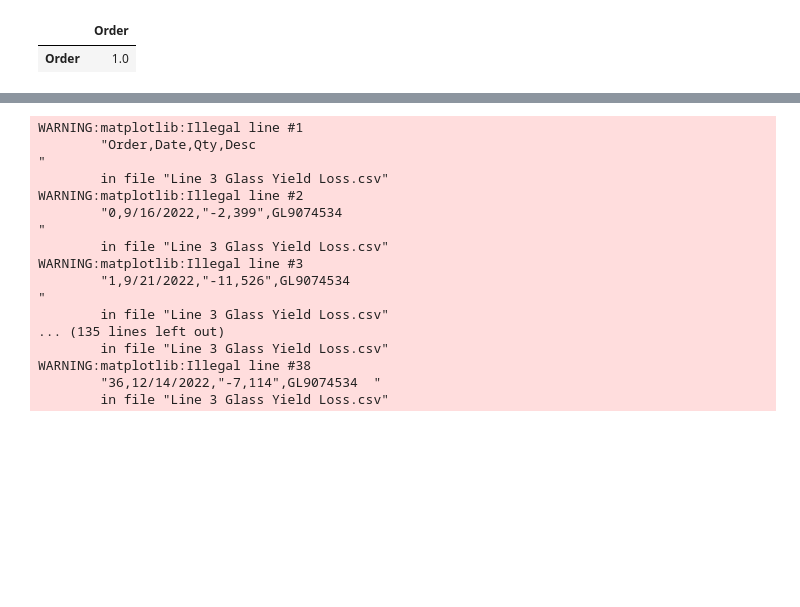
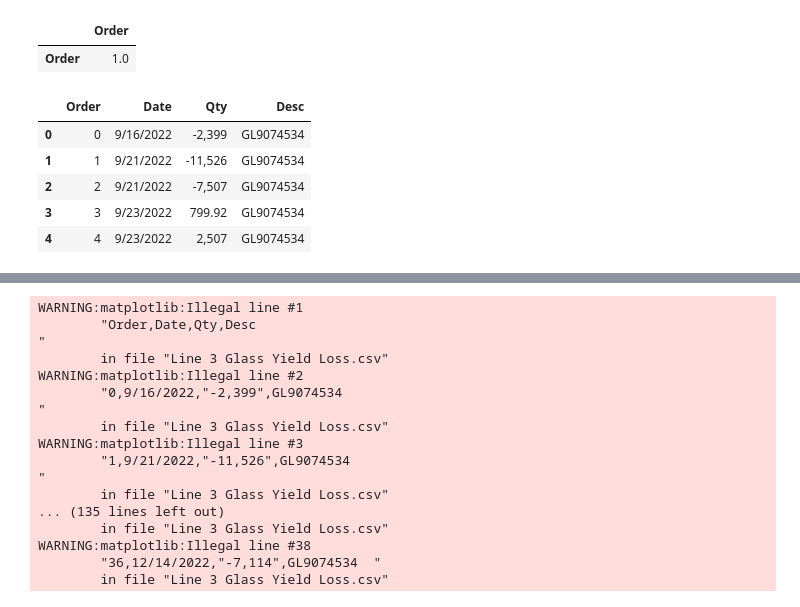
Before and after one commit to khagerthey/VIS1, a Jupyter notebook: all.ipynb, the cells around one changed output, grey strips where cells are left out. Cells and saved outputs as stored; diff of their text form; code cells hidden in the pictures; blank space fills up the shorter version.

```diff
--- a/all.ipynb
+++ b/all.ipynb
@@ -240,3 +240,13 @@ dat[['Qty','Order']].corr().round(2)
 # %% [output]
 |  | Order |
 | Order | 1.0 |
+# %%
+Glass = pd.read_csv('Line 3 Glass Yield Loss.csv')
+Glass.head()
+# %% [output]
+|  | Order | Date | Qty | Desc |
+| 0 | 0 | 9/16/2022 | -2,399 | GL9074534 |
+| 1 | 1 | 9/21/2022 | -11,526 | GL9074534 |
+| 2 | 2 | 9/21/2022 | -7,507 | GL9074534 |
+| 3 | 3 | 9/23/2022 | 799.92 | GL9074534 |
+| 4 | 4 | 9/23/2022 | 2,507 | GL9074534 |
```
Also changed, not shown: parts of 4 cells of this notebook.
